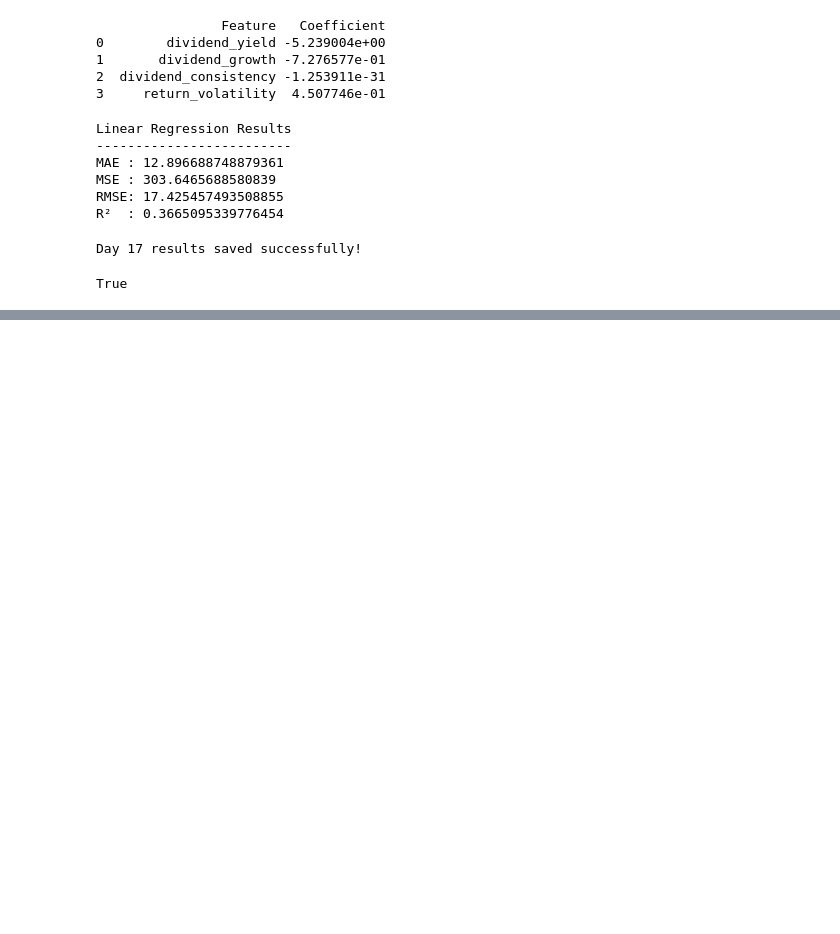
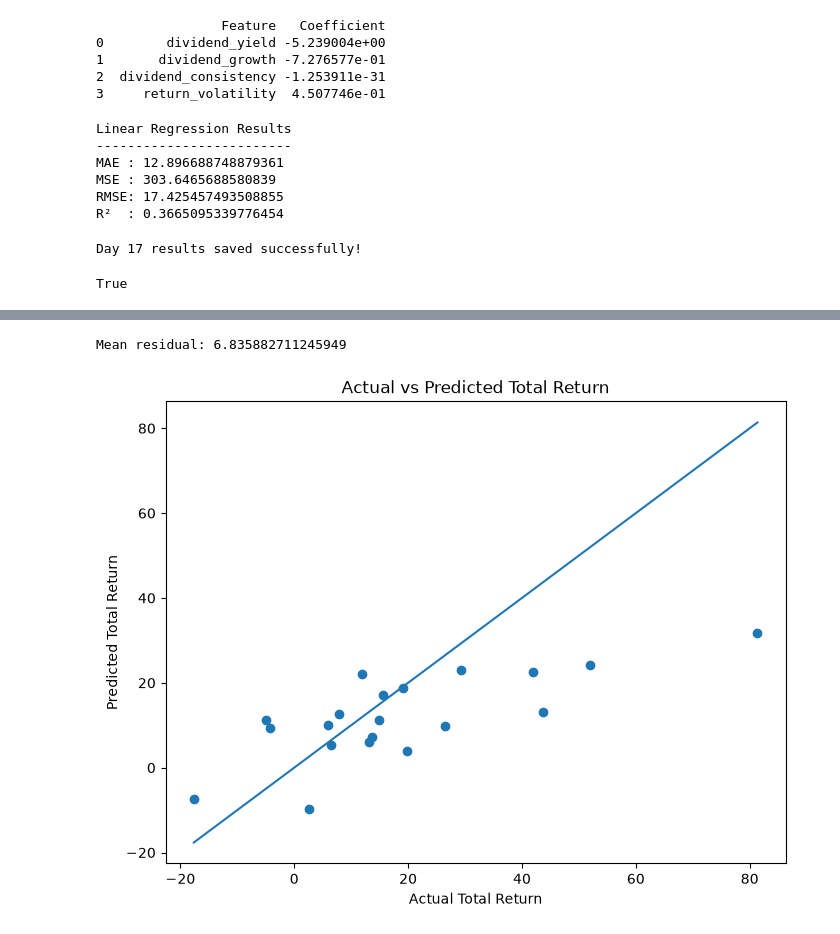
Before and after one commit to Jenniskamboj/Dividend-Puzzle-Analyzer, a Jupyter notebook: notebooks/05_linear_regression.ipynb, the cells around one changed output, grey strips where cells are left out. Saved outputs shown, nothing was run; the diff lists cells and outputs as text; code cells hidden in the pictures; blank space fills up the shorter version.

```diff
--- a/notebooks/05_linear_regression.ipynb
+++ b/notebooks/05_linear_regression.ipynb
@@ -214,0 +222,6 @@ True
+# %%
+data = pd.read_csv(
+    "../datasets/processed/ml_dataset.csv"
+)
+
+print("Dataset shape:", data.shape)
@@ -214,0 +338,29 @@ True
+# %%
+print("Mean residual:", comparison["Residual"].mean())
+# %% [output]
+Mean residual: 6.835882711245949
+# %%
+import matplotlib.pyplot as plt
+
+plt.figure(figsize=(8, 6))
+
+plt.scatter(
+    y_test,
+    y_pred
+)
+
+plt.xlabel("Actual Total Return")
+plt.ylabel("Predicted Total Return")
+plt.title("Actual vs Predicted Total Return")
+
+min_value = min(y_test.min(), y_pred.min())
+max_value = max(y_test.max(), y_pred.max())
+
+plt.plot(
+    [min_value, max_value],
+    [min_value, max_value]
+)
+
+plt.show()
+# %% [output]
+[figure, added]
```
Also changed, not shown: parts of 10 cells of this notebook, 2 other files.
